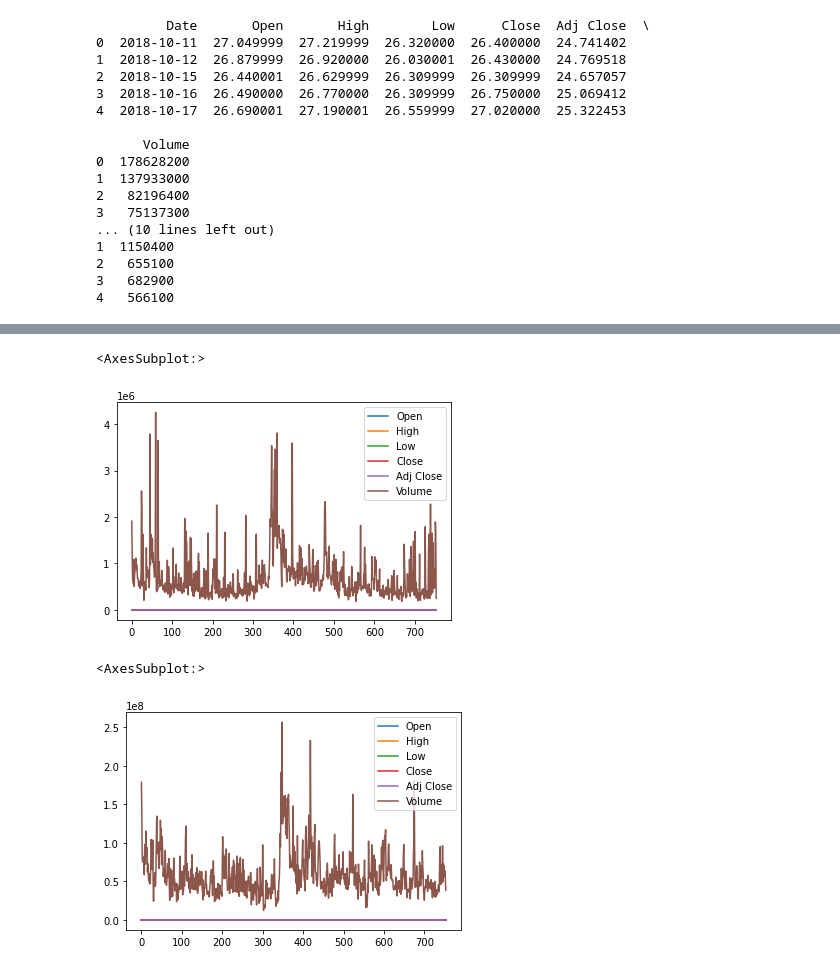
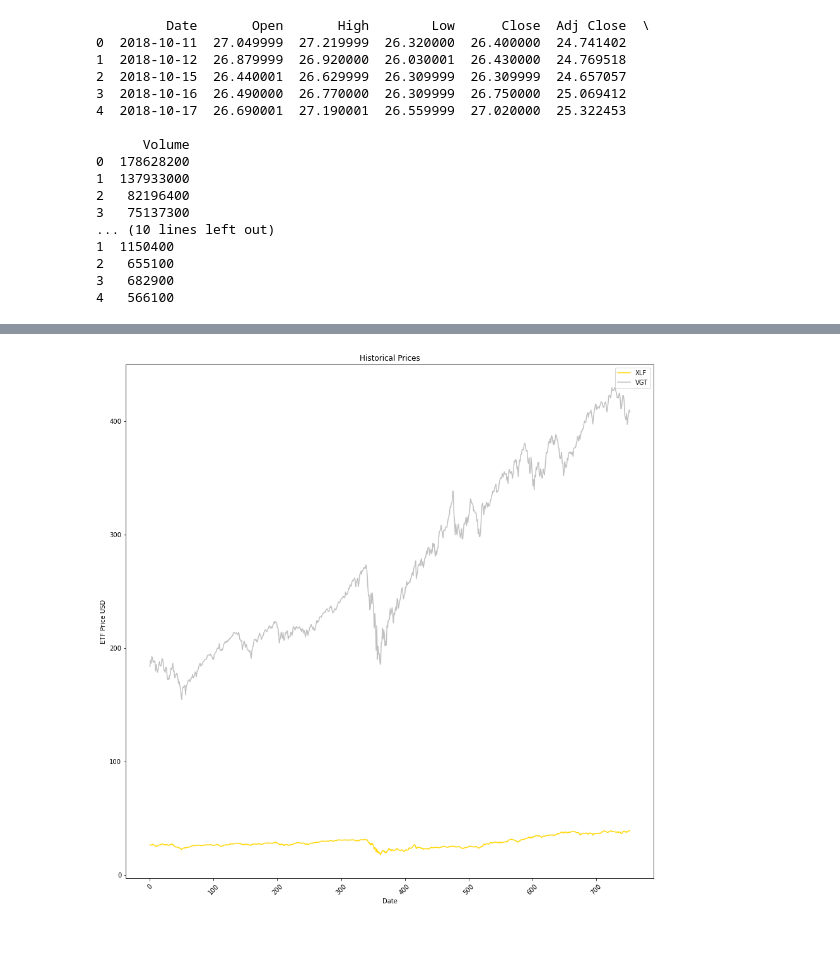
Before and after one commit to wesromero9/Project-1, a Jupyter notebook: Untitled.ipynb, the cells around one changed output, grey strips where cells are left out. Cells and saved outputs as stored; diff of their text form; code cells hidden in the pictures; blank space fills up the shorter version.

```diff
--- a/Untitled.ipynb
+++ b/Untitled.ipynb
@@ -63,10 +59,13 @@ RangeIndex(start=0, stop=754, step=1)
-# %%
-vgt.plot()
-# %% [output]
-<AxesSubplot:>
-[figure, removed]
-# %%
-`
-# %% [output]
-<AxesSubplot:>
-[figure, removed]
+# %%
+# Plot the data
+plt.figure(figsize=(15,15))
+plt.plot(close_df.index, close_df["XLF"], label="XLF", color="gold")
+plt.plot(close_df.index, close_df["VGT"], label="VGT", color="silver")
+plt.xlabel("Date")
+plt.ylabel("ETF Price USD")
+plt.legend()
+plt.title("Historical Prices")
+plt.xticks(rotation=45)
+plt.show()
+# %% [output]
+[figure, added]
```
Also changed, not shown: parts of 3 cells of this notebook, 2 other files.
